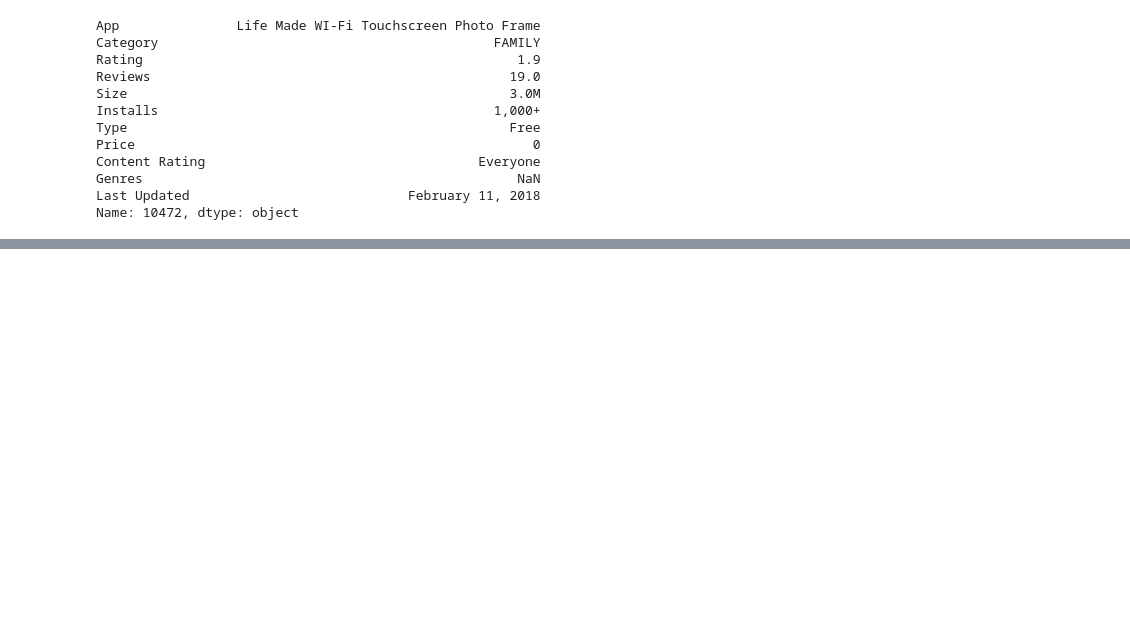
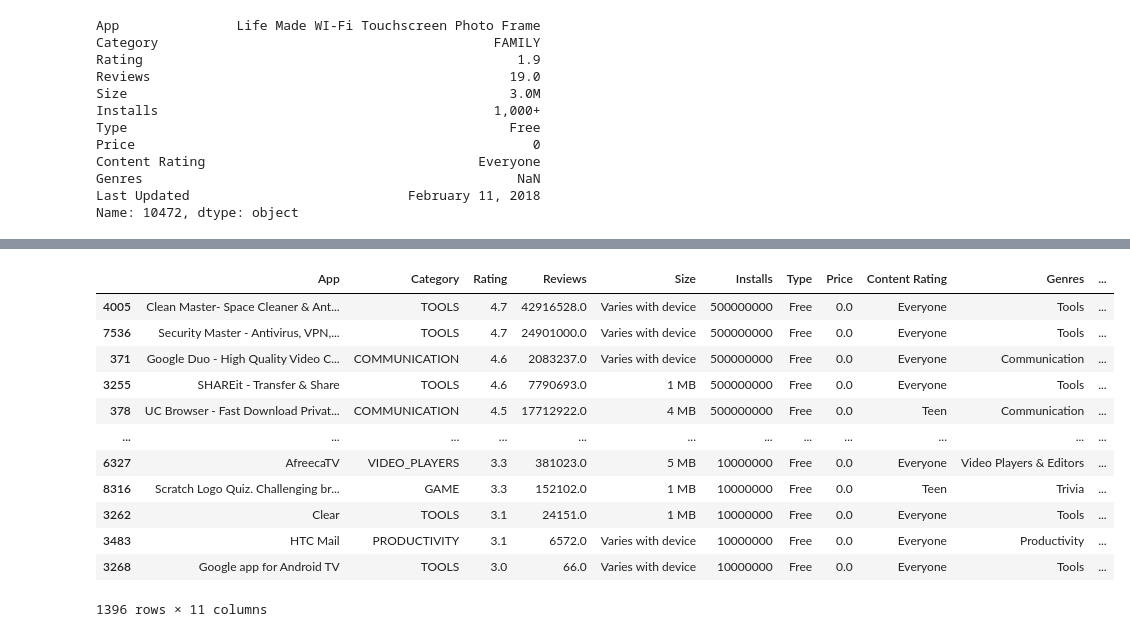
Before and after one commit to GauravSoni24/Portfolio_Apps_2026_27, a Jupyter notebook: analysis_102.ipynb, the cells around one changed output, grey strips where cells are left out. Cells and saved outputs as stored; diff of their text form; code cells hidden in the pictures; blank space fills up the shorter version.

```diff
--- a/analysis_102.ipynb
+++ b/analysis_102.ipynb
@@ -134,0 +256,4 @@ Name: count, dtype: int64
+# %%
+df['Last Updated'] = pd.to_datetime(df['Last Updated'], format='%B %d, %Y')
+df.Year = df['Last Updated'].dt.year
+df.info()
@@ -134,0 +279,3 @@ Name: count, dtype: int64
+# %%
+# Dropping duplicates: (Multiple apps are found with same values apart from review count, Better to drop those out)
+df.drop_duplicates(subset=['App', 'Size', 'Type', 'Last Updated'], inplace=True)
@@ -134,0 +330,18 @@ Name: count, dtype: int64
+# %%
+# 2:
+top_5_installs = df.Installs.isin(df.Installs.value_counts().index.astype('int').sort_values(ascending=False).astype('str')[:5].to_list())
+df.loc[(df.Type == 'Free') & (top_5_installs)].sort_values(by=['Installs', 'Rating'], ascending=[False, False])
+# %% [output]
+|  | App | Category | Rating | Reviews | Size | Installs | Type | Price | Content Rating | Genres | ... |
+| 4005 | Clean Master- Space Cleaner & Ant... | TOOLS | 4.7 | 42916528.0 | Varies with device | 500000000 | Free | 0.0 | Everyone | Tools | ... |
+| 7536 | Security Master - Antivirus, VPN,... | TOOLS | 4.7 | 24901000.0 | Varies with device | 500000000 | Free | 0.0 | Everyone | Tools | ... |
+| 371 | Google Duo - High Quality Video C... | COMMUNICATION | 4.6 | 2083237.0 | Varies with device | 500000000 | Free | 0.0 | Everyone | Communication | ... |
+| 3255 | SHAREit - Transfer & Share | TOOLS | 4.6 | 7790693.0 | 1 MB | 500000000 | Free | 0.0 | Everyone | Tools | ... |
+| 378 | UC Browser - Fast Download Privat... | COMMUNICATION | 4.5 | 17712922.0 | 4 MB | 500000000 | Free | 0.0 | Teen | Communication | ... |
+| ... | ... | ... | ... | ... | ... | ... | ... | ... | ... | ... | ... |
+| 6327 | AfreecaTV | VIDEO_PLAYERS | 3.3 | 381023.0 | 5 MB | 10000000 | Free | 0.0 | Everyone | Video Players & Editors | ... |
+| 8316 | Scratch Logo Quiz. Challenging br... | GAME | 3.3 | 152102.0 | 1 MB | 10000000 | Free | 0.0 | Teen | Trivia | ... |
+| 3262 | Clear | TOOLS | 3.1 | 24151.0 | 1 MB | 10000000 | Free | 0.0 | Everyone | Tools | ... |
+| 3483 | HTC Mail | PRODUCTIVITY | 3.1 | 6572.0 | Varies with device | 10000000 | Free | 0.0 | Everyone | Productivity | ... |
+| 3268 | Google app for Android TV | TOOLS | 3.0 | 66.0 | Varies with device | 10000000 | Free | 0.0 | Everyone | Tools | ... |
+1396 rows × 11 columns
```
Also changed, not shown: parts of 26 cells of this notebook, 2 other files.
